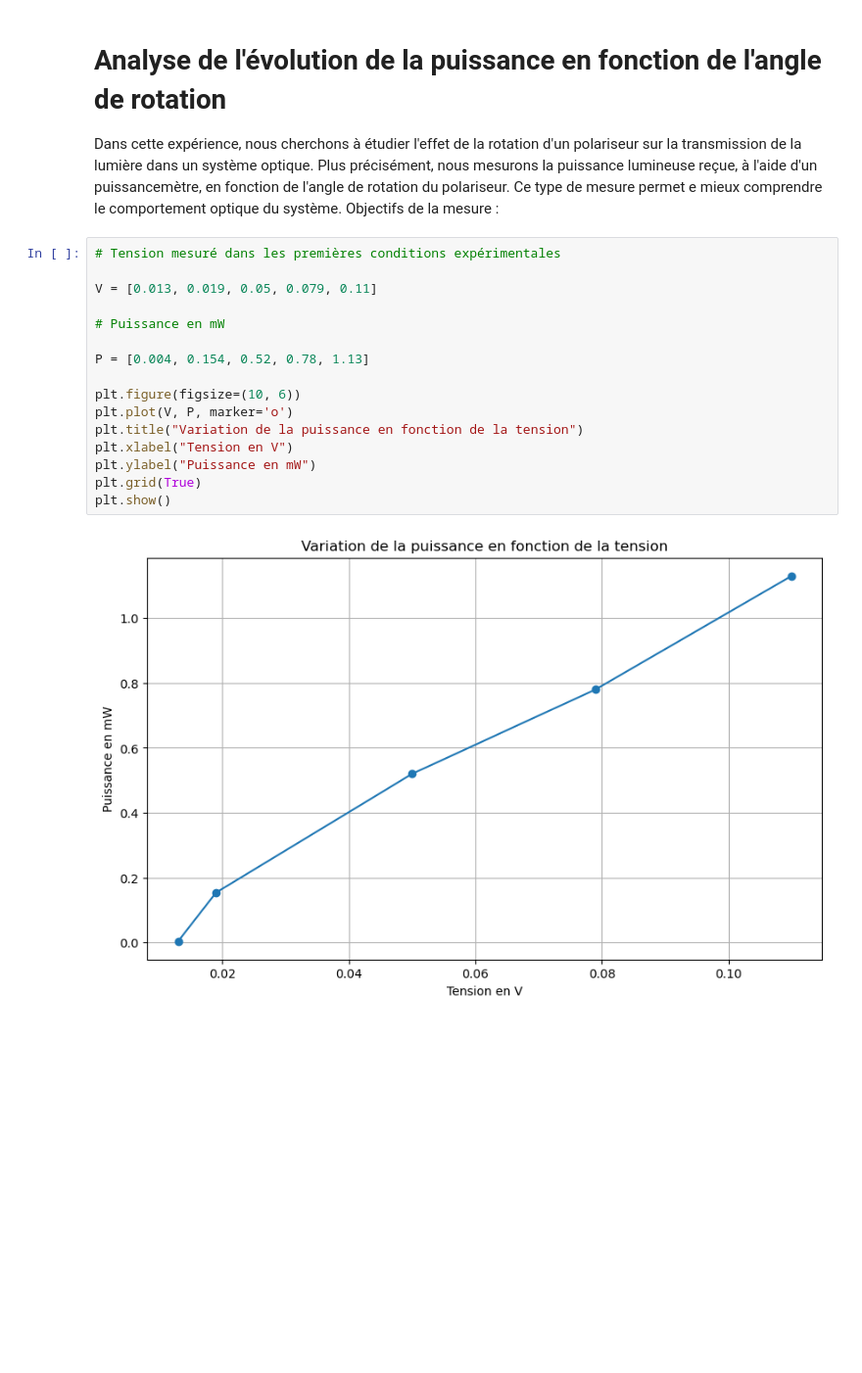
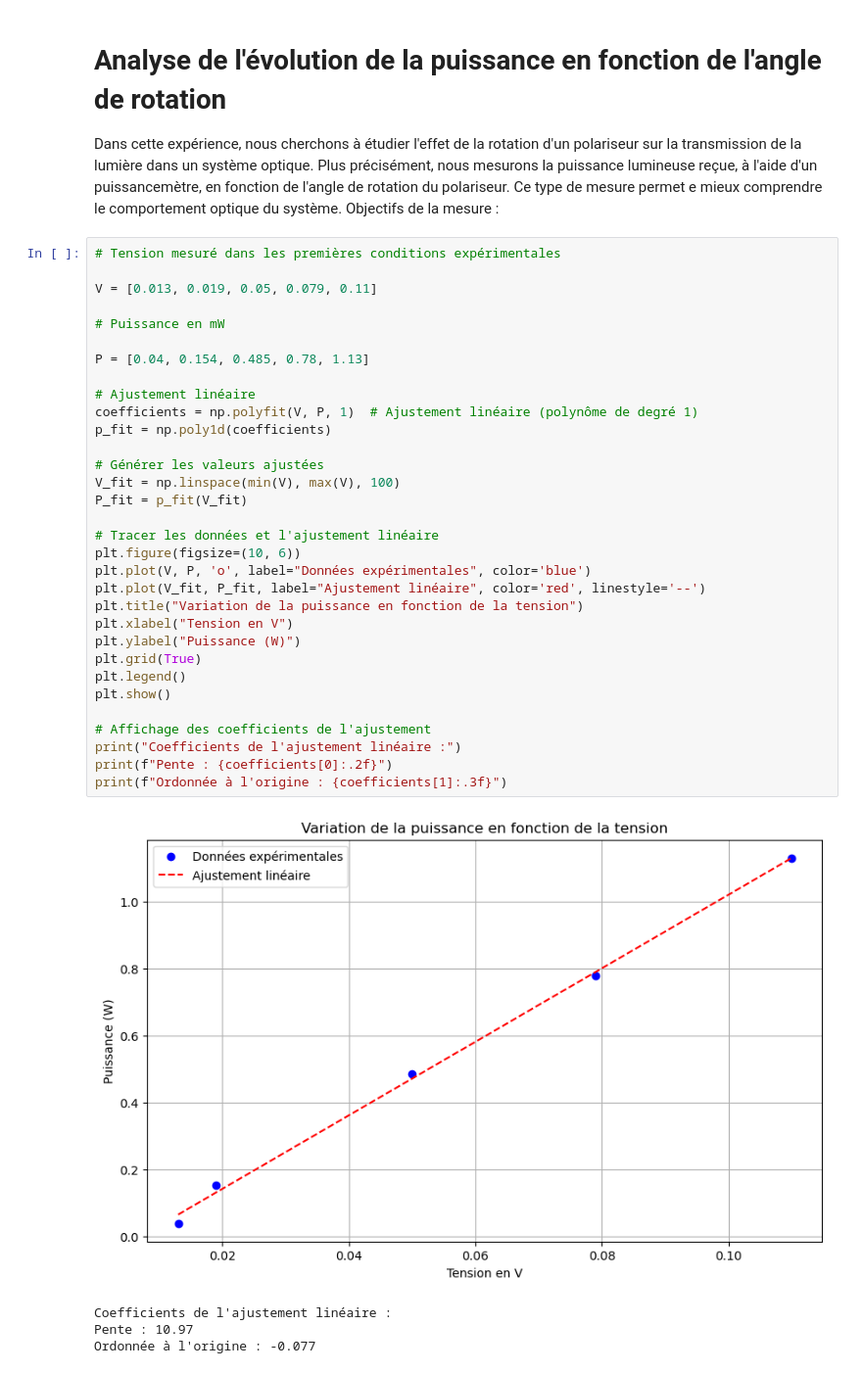
Before and after one commit to OPTIQ-2024/Laser_attenuator, a Jupyter notebook: demo.ipynb, the cells around one changed output. Shown: that part at 98% size. Cells and saved outputs as stored; diff of their text form; blank space fills up the shorter version.

```diff
--- a/demo.ipynb
+++ b/demo.ipynb
@@ -117,18 +117,37 @@ Objectifs de la mesure :
 # %%
 # Tension mesuré dans les premières conditions expérimentales
 
 V = [0.013, 0.019, 0.05, 0.079, 0.11]
 
 # Puissance en mW
 
-P = [0.004, 0.154, 0.52, 0.78, 1.13]
+P = [0.04, 0.154, 0.485, 0.78, 1.13]
 
+# Ajustement linéaire
+coefficients = np.polyfit(V, P, 1)  # Ajustement linéaire (polynôme de degré 1)
+p_fit = np.poly1d(coefficients)
+
+# Générer les valeurs ajustées
+V_fit = np.linspace(min(V), max(V), 100)
+P_fit = p_fit(V_fit)
+
+# Tracer les données et l'ajustement linéaire
 plt.figure(figsize=(10, 6))
-plt.plot(V, P, marker='o')
+plt.plot(V, P, 'o', label="Données expérimentales", color='blue')
+plt.plot(V_fit, P_fit, label="Ajustement linéaire", color='red', linestyle='--')
 plt.title("Variation de la puissance en fonction de la tension")
 plt.xlabel("Tension en V")
-plt.ylabel("Puissance en mW")
+plt.ylabel("Puissance (W)")
 plt.grid(True)
+plt.legend()
 plt.show()
+
+# Affichage des coefficients de l'ajustement
+print("Coefficients de l'ajustement linéaire :")
+print(f"Pente : {coefficients[0]:.2f}")
+print(f"Ordonnée à l'origine : {coefficients[1]:.3f}")
 # %% [output]
-[figure, old version]
+[figure, new version]
+Coefficients de l'ajustement linéaire :
+Pente : 10.97
+Ordonnée à l'origine : -0.077
```
Also changed, not shown: parts of 4 cells of this notebook, 7 other files.
